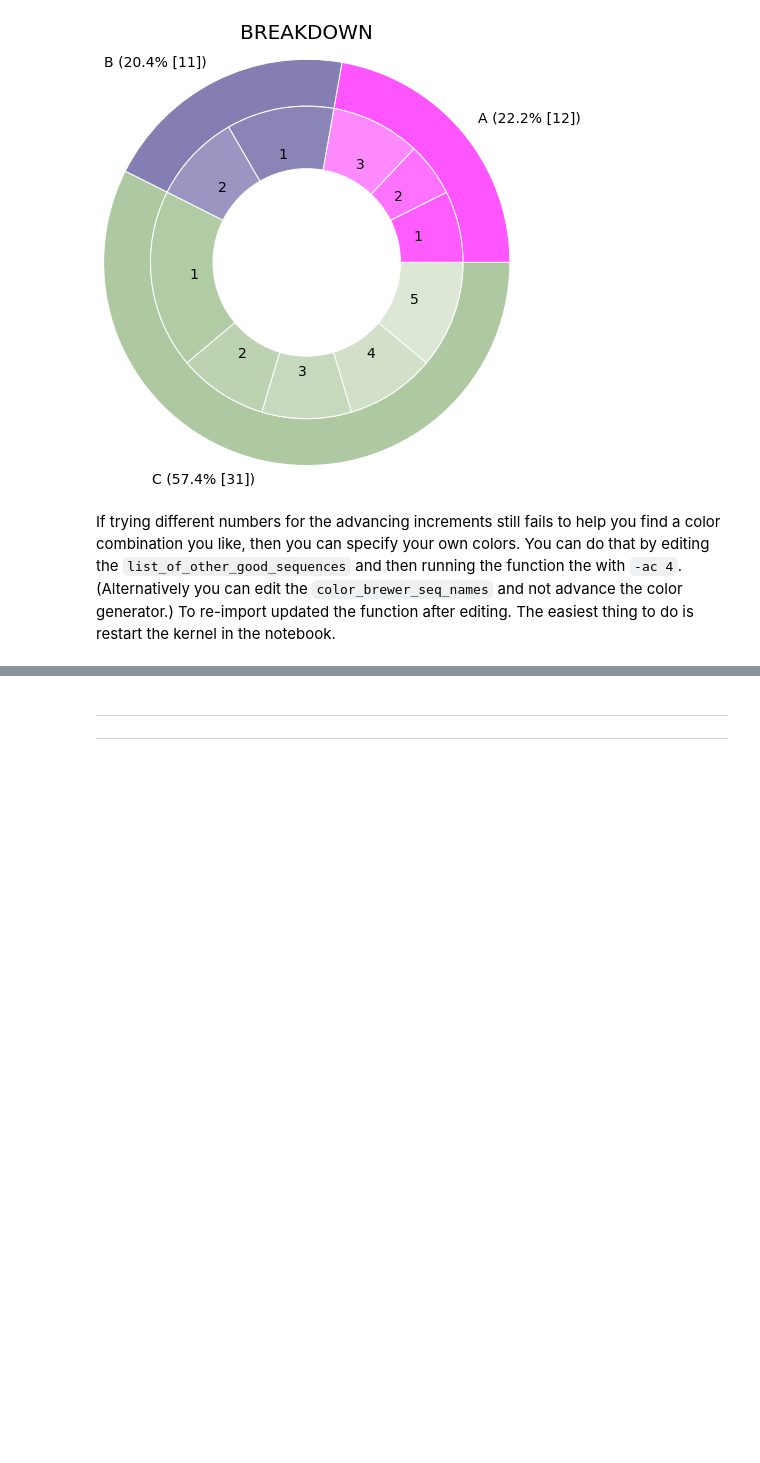
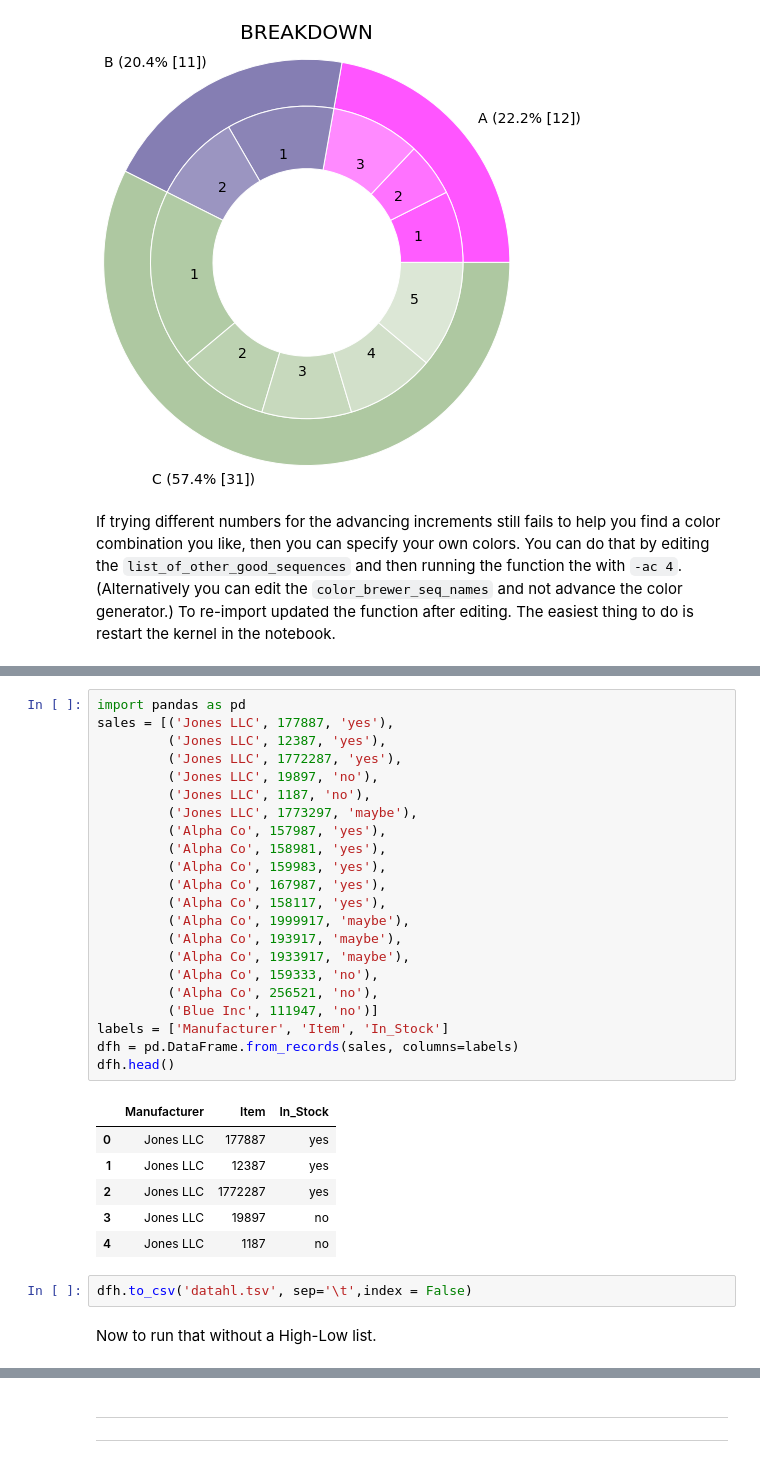
Before and after one commit to fomightez/donut_plots_with_subgroups, a Jupyter notebook: index.ipynb, the cells around one changed output, grey strips where cells are left out. Cells and saved outputs as stored; diff of their text form; blank space fills up the shorter version.

```diff
--- a/index.ipynb
+++ b/index.ipynb
@@ -317,0 +328,33 @@ If trying different numbers for the advancing increments still fails to help you
+# %%
+import pandas as pd
+sales = [('Jones LLC', 177887, 'yes'),
+         ('Jones LLC', 12387, 'yes'),
+         ('Jones LLC', 1772287, 'yes'),
+         ('Jones LLC', 19897, 'no'),
+         ('Jones LLC', 1187, 'no'),
+         ('Jones LLC', 1773297, 'maybe'),
+         ('Alpha Co', 157987, 'yes'),
+         ('Alpha Co', 158981, 'yes'),
+         ('Alpha Co', 159983, 'yes'),
+         ('Alpha Co', 167987, 'yes'),
+         ('Alpha Co', 158117, 'yes'),
+         ('Alpha Co', 1999917, 'maybe'),
+         ('Alpha Co', 193917, 'maybe'),
+         ('Alpha Co', 1933917, 'maybe'),
+         ('Alpha Co', 159333, 'no'),
+         ('Alpha Co', 256521, 'no'),
+         ('Blue Inc', 111947, 'no')]
+labels = ['Manufacturer', 'Item', 'In_Stock']
+dfh = pd.DataFrame.from_records(sales, columns=labels)
+dfh.head()
+# %% [output]
+|  | Manufacturer | Item | In_Stock |
+| 0 | Jones LLC | 177887 | yes |
+| 1 | Jones LLC | 12387 | yes |
+| 2 | Jones LLC | 1772287 | yes |
+| 3 | Jones LLC | 19897 | no |
+| 4 | Jones LLC | 1187 | no |
+# %%
+dfh.to_csv('datahl.tsv', sep='\t',index = False)
+# %% [markdown]
+Now to run that without a High-Low list.
```
Also changed, not shown: parts of 7 cells of this notebook.
